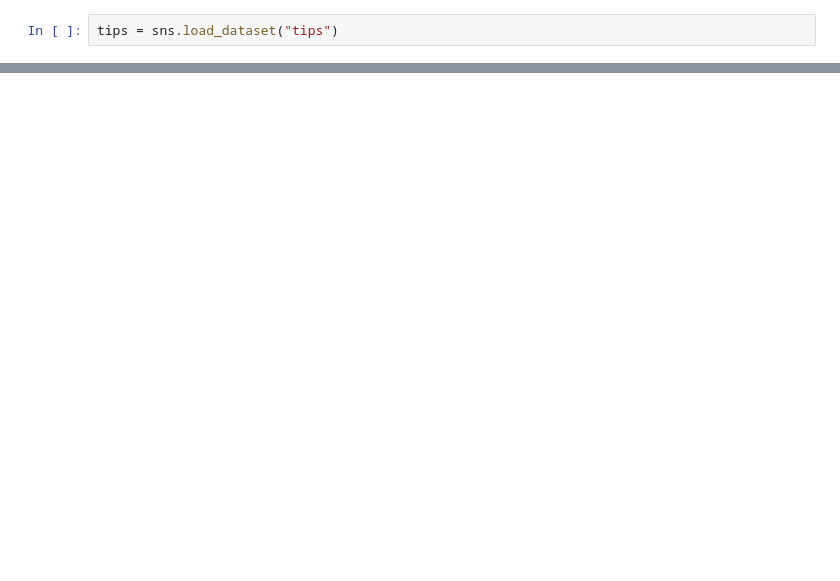
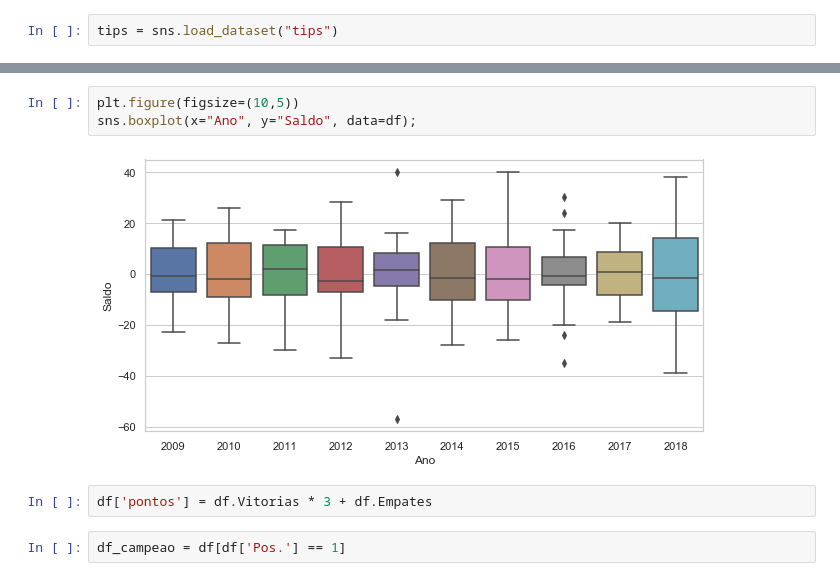
Before and after one commit to vitorioluis/Machine-Learning, a Jupyter notebook: Brasileiro/Brasileirão.ipynb, the cells around one changed output, grey strips where cells are left out. Drawn from its saved outputs; the diff is of its cells as text; blank space fills up the shorter version.

```diff
--- a/Brasileiro/Brasileirão.ipynb
+++ b/Brasileiro/Brasileirão.ipynb
@@ -42 +54,10 @@ tips.head()
+# %%
+plt.figure(figsize=(10,5))
+sns.boxplot(x="Ano", y="Saldo", data=df);
+# %% [output]
+[figure, added]
+# %%
+df['pontos'] = df.Vitorias * 3 + df.Empates
+# %%
+df_campeao = df[df['Pos.'] == 1]
 # %%
```
Also changed, not shown: parts of 10 cells of this notebook, 2 other files.
